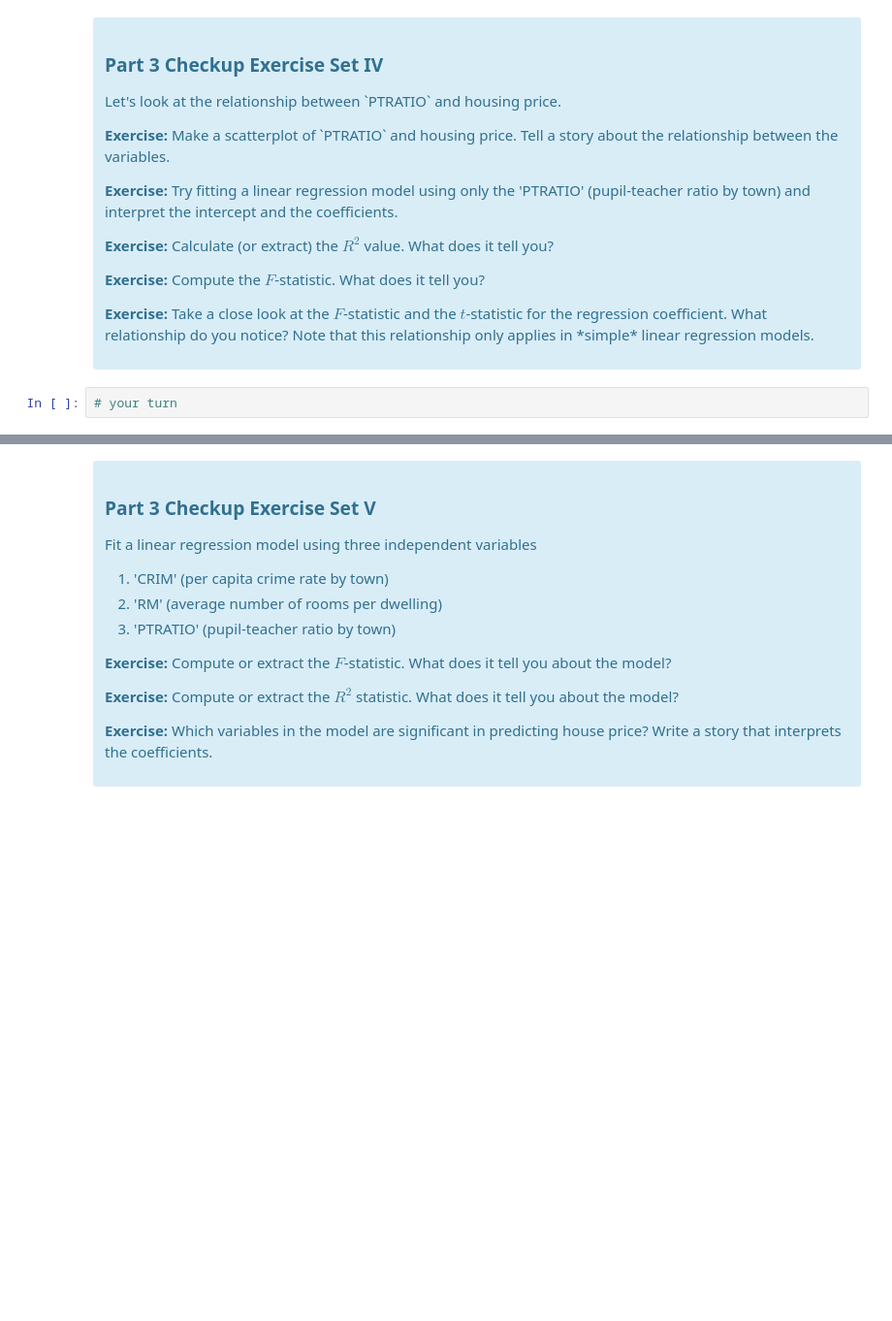
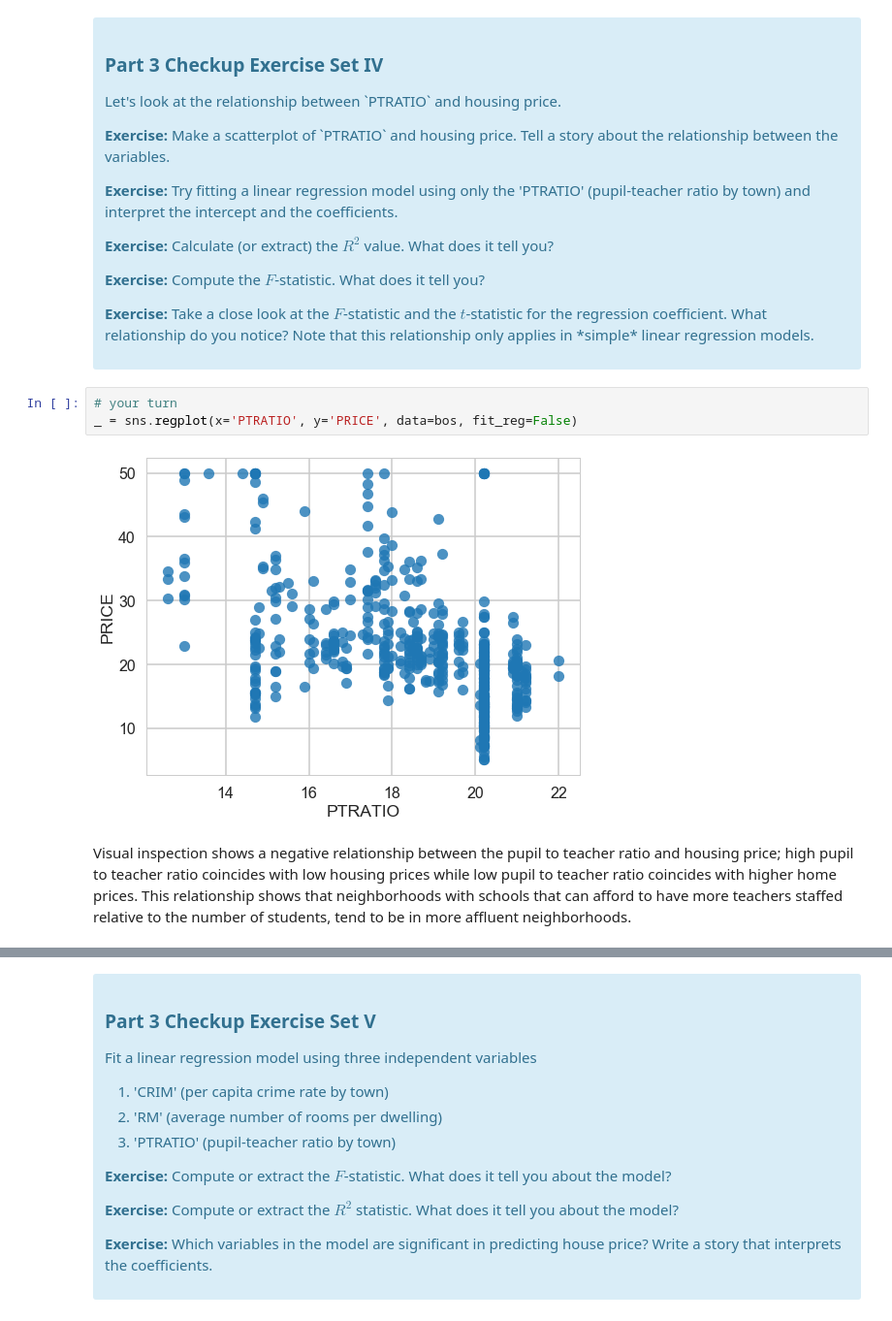
Before and after one commit to tsansom/Springboard-Data-Science, a Jupyter notebook: mini_projects/machine_learning/linear_regression/Mini_Project_Linear_Regression.ipynb, the cells around one changed output, grey strips where cells are left out. Shown at 97% size. Cells and saved outputs as stored; diff of their text form; blank space fills up the shorter version.

```diff
--- a/mini_projects/machine_learning/linear_regression/Mini_Project_Linear_Regression.ipynb
+++ b/mini_projects/machine_learning/linear_regression/Mini_Project_Linear_Regression.ipynb
@@ -750,5 +754,10 @@ Once we compute the $F$-statistic, we can use the $F$-distribution with $N-K$ an
 
 <p><b>Exercise:</b> Take a close look at the $F$-statistic and the $t$-statistic for the regression coefficient. What relationship do you notice? Note that this relationship only applies in *simple* linear regression models.</p>
 </div>
-# %%
-# your turn
+# %%
+# your turn
+_ = sns.regplot(x='PTRATIO', y='PRICE', data=bos, fit_reg=False)
+# %% [output]
+[figure, added]
+# %% [markdown]
+Visual inspection shows a negative relationship between the pupil to teacher ratio and housing price; high pupil to teacher ratio coincides with low housing prices while low pupil to teacher ratio coincides with higher home prices. This relationship shows that neighborhoods with schools that can afford to have more teachers staffed relative to the number of students, tend to be in more affluent neighborhoods.
```
Also changed, not shown: parts of 14 cells of this notebook.
